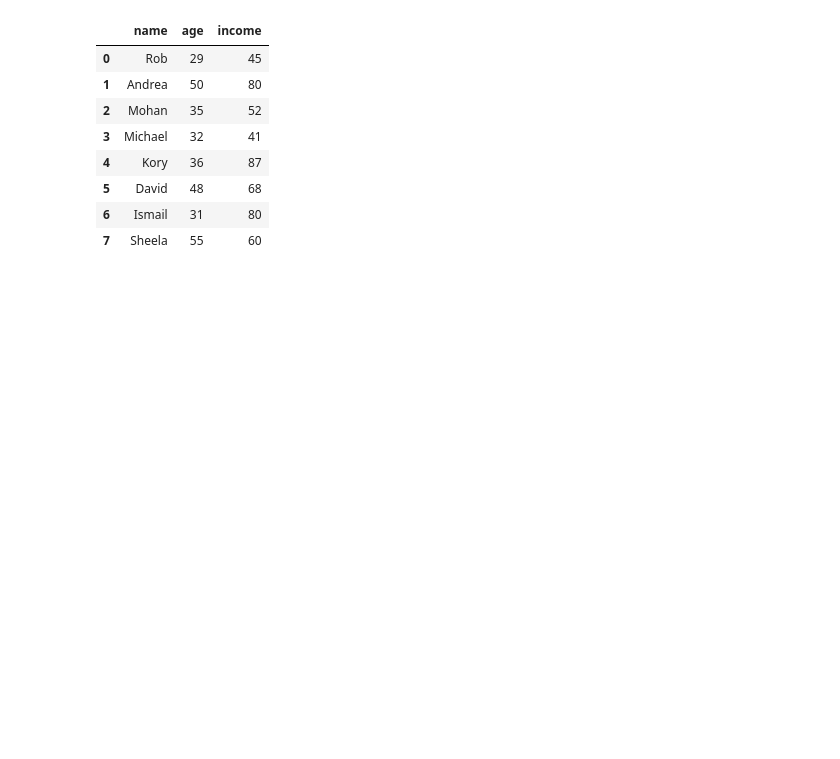
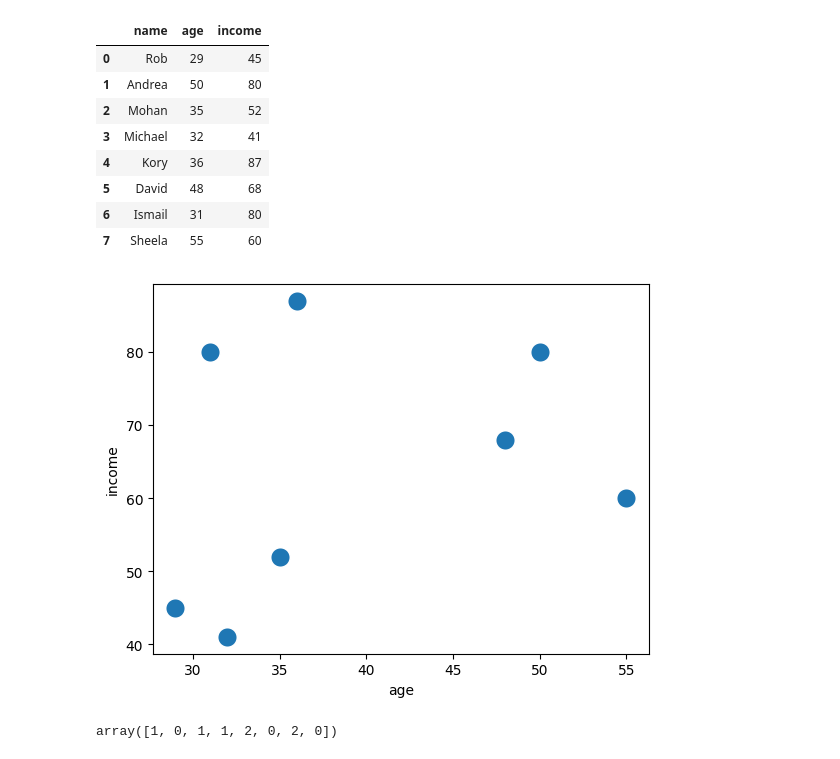
Before and after one commit to RawatXd/DS-Practice, a Jupyter notebook: Machine Learning/UnSupervised Learning/Heirarchial Clustering-Customer-Segmentation/main.ipynb, the cells around one changed output. Drawn from its saved outputs; the diff is of its cells as text; code cells hidden in the pictures; blank space fills up the shorter version.

```diff
--- a/Machine Learning/UnSupervised Learning/Heirarchial Clustering-Customer-Segmentation/main.ipynb
+++ b/Machine Learning/UnSupervised Learning/Heirarchial Clustering-Customer-Segmentation/main.ipynb
@@ -16,3 +16,16 @@ df
 | 5 | David | 48 | 68 |
 | 6 | Ismail | 31 | 80 |
 | 7 | Sheela | 55 | 60 |
+# %%
+sns.scatterplot(df, x='age',y='income' , s = 200)
+plt.show()
+# %% [output]
+[figure, added]
+# %%
+from sklearn.cluster import AgglomerativeClustering
+
+hc = AgglomerativeClustering(n_clusters=3,linkage='average')
+hc.fit(df[['age','income']])
+hc.labels_
+# %% [output]
+array([1, 0, 1, 1, 2, 0, 2, 0])
```
Also changed, not shown: parts of 3 cells of this notebook.
